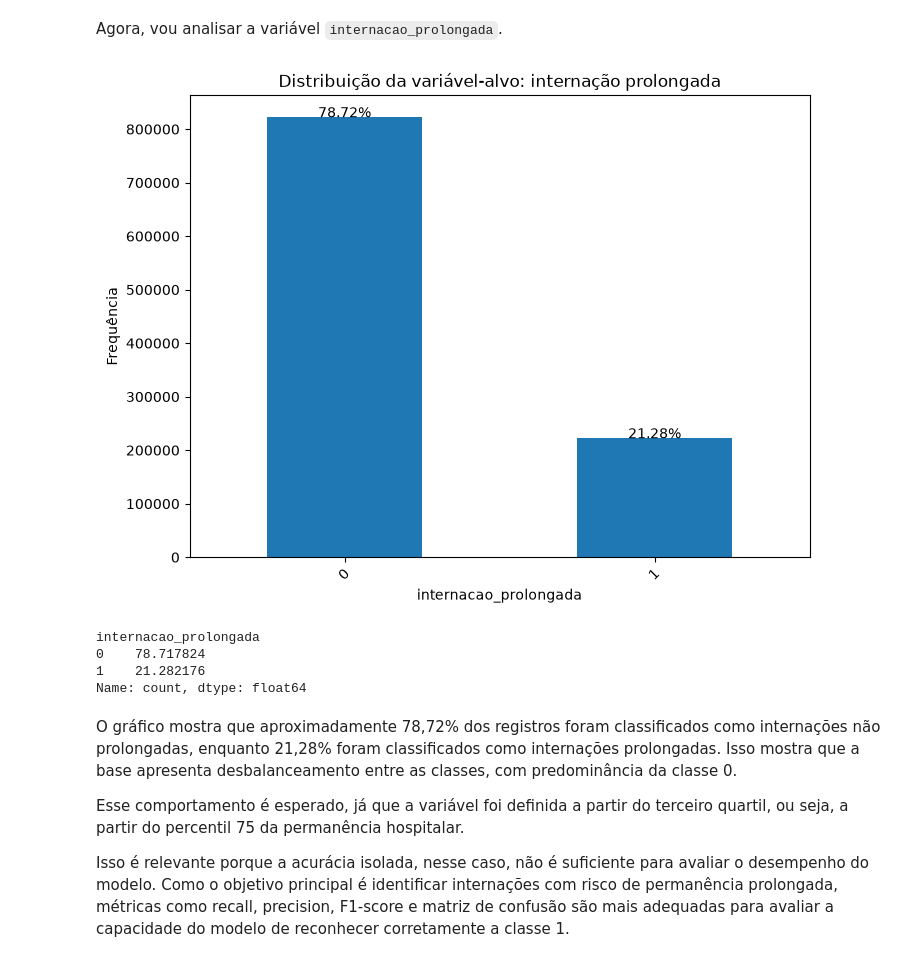
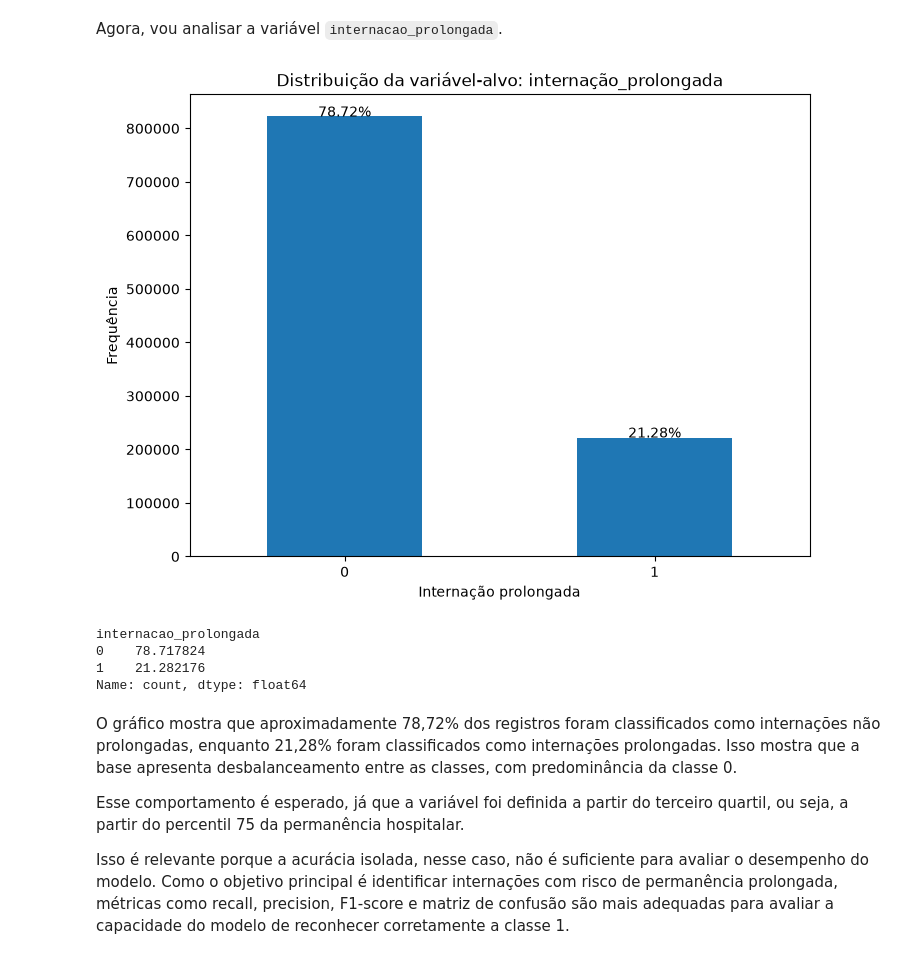
Before and after one commit to DjonathanMetelo/sih-sus-internacoes-prolongadas, a Jupyter notebook: 02 - Pré-processamento.ipynb, the cells around one changed output. Cells and saved outputs as stored; diff of their text form; code cells hidden in the pictures.

```diff
--- a/02 - Pré-processamento.ipynb
+++ b/02 - Pré-processamento.ipynb
@@ -21,14 +46,15 @@ pd.set_option("display.max_colwidth", 100)
 # %% [markdown]
 Agora vou carregar a base consolidada a partir do arquivo salvo anteriormente na pasta. A leitura irá utilizar o separador `;` e a codificação `utf-8-sig`, mantendo a compatibilidade com o arquivo exportado.
 # %%
+# Carrega a base consolidada gerada no notebook 01
 df = pd.read_csv(
-    "dados\processed\sih_sus_mt_internacoes_completo.csv",
+    "dados\\processed\\sih_sus_mt_internacoes_completo.csv",
     sep=";",
     encoding="utf-8-sig",
     low_memory=False
 )
 
-# Vamos exibir a lista de colunas disponiveis para confirmar a extrutura da base
+# Exibe a lista de colunas para conferir a estrutura original da base
 list(df.columns)
 # %% [output]
 ['UF_ZI',
@@ -809,24 +968,39 @@ A mediana está por volta dos 35 anos, e os registros se concentram entre 22 e 5
 # %% [markdown]
 Agora, vou analisar a variável `internacao_prolongada`.
 # %%
-contagem_internacao = df_modelo['internacao_prolongada'].value_counts()
+# Calcula a quantidade de registros em cada classe da variável-alvo.
+# Classe 0: internação não prolongada.
+# Classe 1: internação prolongada.
+contagem_internacao = df_modelo["internacao_prolongada"].value_counts().sort_index()
+
+# Calcula a porcentagem de registros em cada classe.
 porcentagem_internacao = (contagem_internacao / contagem_internacao.sum()) * 100
 
+# Cria um gráfico de barras para visualizar a distribuição da variável-alvo.
 plt.figure(figsize=(8, 6))
 
-ax = contagem_internacao.plot(kind='bar')
+ax = contagem_internacao.plot(kind="bar")
 
+# Adiciona a porcentagem correspondente acima de cada barra.
 for i, v in enumerate(contagem_internacao):
-    ax.text(i, v + 1, f'{porcentagem_internacao.iloc[i]:.2f}%', ha='center')
-plt.title('Distribuição da variável-alvo: internação prolongada')
-plt.xlabel('internacao_prolongada')
-plt.ylabel('Frequência')
-plt.xticks(rotation=45)
+    ax.text(
+        i,
+        v + 1,
+        f"{porcentagem_internacao.iloc[i]:.2f}%",
+        ha="center"
+    )
+
+plt.title("Distribuição da variável-alvo: internação_prolongada")
+plt.xlabel("Internação prolongada")
+plt.ylabel("Frequência")
+plt.xticks(rotation=0)
 
 plt.show()
+
+# Exibe a proporção de cada classe.
 print(porcentagem_internacao)
 # %% [output]
-[figure, old version]
+[figure, new version]
 internacao_prolongada
 0    78.717824
 1    21.282176
```
Also changed, not shown: parts of 104 cells of this notebook, 8 other files.
